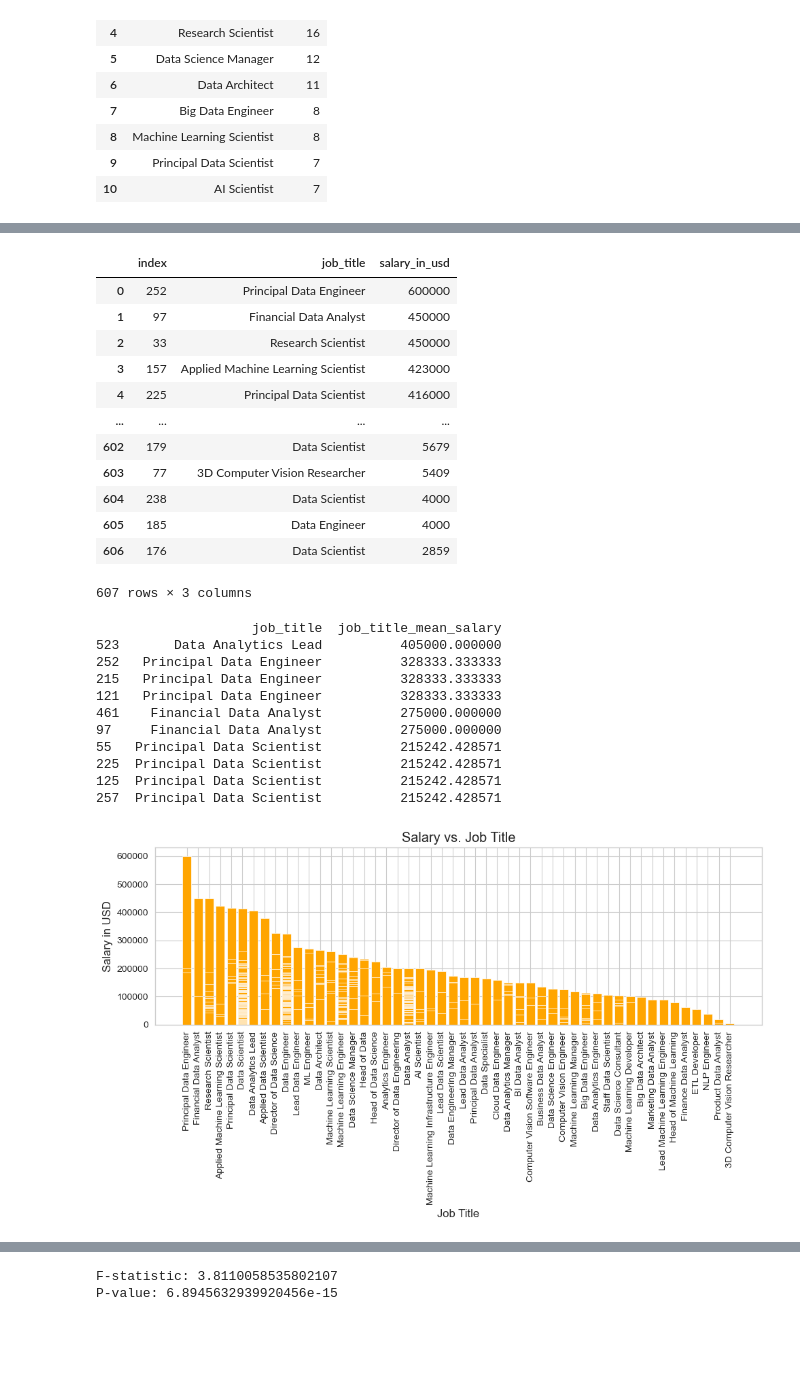
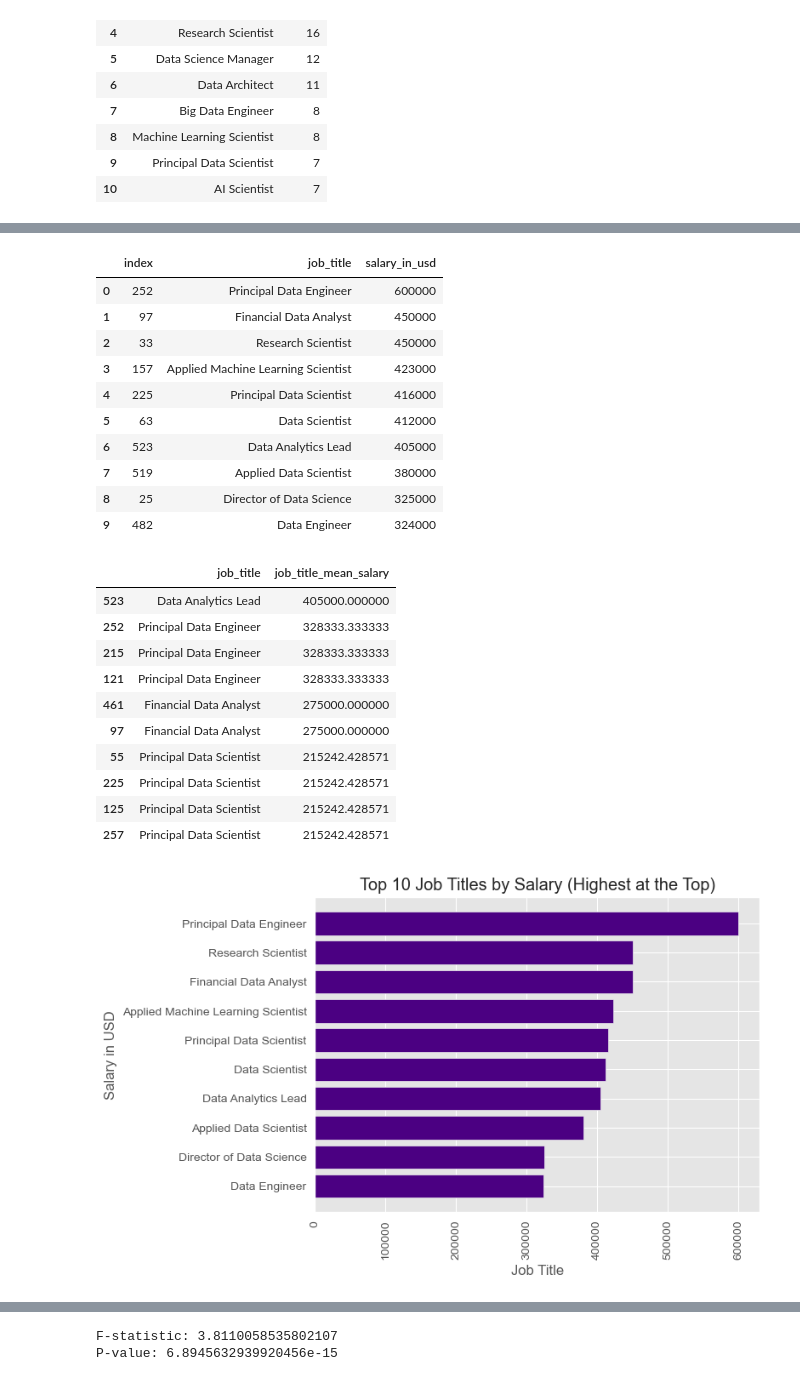
Before and after one commit to ed-gar-k/Phase-2-project, a Jupyter notebook: Untitled.ipynb, the cells around one changed output, grey strips where cells are left out. Cells and saved outputs as stored; diff of their text form; code cells hidden in the pictures; blank space fills up the shorter version.

```diff
--- a/Untitled.ipynb
+++ b/Untitled.ipynb
@@ -79,0 +117,6 @@ Name: count, dtype: int64
+# %%
+ds["experience_level"].replace({"EN":"Entry Level","MI":"Mid Level","EX":"Expert Level","SE":"Senior Level"},inplace=True)
+ds["employment_type"].replace({"PT":"Part Time","FT":"Full Time","CT":"Contractual","FL":"Freelance"},inplace=True)
+ds["company_size"].replace({"M":"Medium","L":"Large","S":"Small"},inplace=True)
+ds["remote_ratio"].replace({100:"Fully Remote",0:"Non Remote Work",50:"Partially Remote"},inplace=True)
+ds.head()
@@ -119,7 +168,7 @@ sal_mean
 # %%
 ds_linear = ds[['job_title','salary_in_usd']]
 ds_l_sorted = ds_linear.sort_values(by='salary_in_usd', ascending=False).reset_index()
-ds_l_sorted
+ds_l_sorted.head(10)
 # %% [output]
 |  | index | job_title | salary_in_usd |
 | 0 | 252 | Principal Data Engineer | 600000 |
@@ -127,41 +176,44 @@ ds_l_sorted
 | 2 | 33 | Research Scientist | 450000 |
 | 3 | 157 | Applied Machine Learning Scientist | 423000 |
 | 4 | 225 | Principal Data Scientist | 416000 |
-| ... | ... | ... | ... |
-| 602 | 179 | Data Scientist | 5679 |
-| 603 | 77 | 3D Computer Vision Researcher | 5409 |
-| 604 | 238 | Data Scientist | 4000 |
-| 605 | 185 | Data Engineer | 4000 |
-| 606 | 176 | Data Scientist | 2859 |
+| 5 | 63 | Data Scientist | 412000 |
+| 6 | 523 | Data Analytics Lead | 405000 |
+| 7 | 519 | Applied Data Scientist | 380000 |
+| 8 | 25 | Director of Data Science | 325000 |
+| 9 | 482 | Data Engineer | 324000 |
-607 rows × 3 columns
 # %%
 mean_salary_by_job = ds.groupby('job_title')['salary_in_usd'].mean()
 ds['job_title_mean_salary'] = ds['job_title'].map(mean_salary_by_job)
 ds_sorted = ds.sort_values(by='job_title_mean_salary', ascending=False)
 top_ten_jobs = ds_sorted.head(10)
 
-print(top_ten_jobs[['job_title', 'job_title_mean_salary']])
+
+top_ten_jobs[['job_title', 'job_title_mean_salary']]
 # %% [output]
-                    job_title  job_title_mean_salary
-523       Data Analytics Lead          405000.000000
-252   Principal Data Engineer          328333.333333
-215   Principal Data Engineer          328333.333333
-121   Principal Data Engineer          328333.333333
-461    Financial Data Analyst          275000.000000
-97     Financial Data Analyst          275000.000000
-55   Principal Data Scientist          215242.428571
-225  Principal Data Scientist          215242.428571
-125  Principal Data Scientist          215242.428571
-257  Principal Data Scientist          215242.428571
+|  | job_title | job_title_mean_salary |
+| 523 | Data Analytics Lead | 405000.000000 |
+| 252 | Principal Data Engineer | 328333.333333 |
+| 215 | Principal Data Engineer | 328333.333333 |
+| 121 | Principal Data Engineer | 328333.333333 |
+| 461 | Financial Data Analyst | 275000.000000 |
+| 97 | Financial Data Analyst | 275000.000000 |
+| 55 | Principal Data Scientist | 215242.428571 |
+| 225 | Principal Data Scientist | 215242.428571 |
+| 125 | Principal Data Scientist | 215242.428571 |
+| 257 | Principal Data Scientist | 215242.428571 |
 # %%
-plt.figure(figsize=(10, 6))
-plt.bar(ds_l_sorted['job_title'], ds_l_sorted['salary_in_usd'], color='orange')
+plt.style.use('ggplot')
+top_10_jobs = ds_l_sorted.head(10).sort_values(by='salary_in_usd', ascending=True)
+
+plt.figure(figsize=(8, 5))
+plt.barh(top_10_jobs['job_title'], top_10_jobs['salary_in_usd'], color='indigo')
 plt.xlabel('Job Title')
 plt.ylabel('Salary in USD')
-plt.title('Salary vs. Job Title')
+plt.title('Top 10 Job Titles by Salary (Highest at the Top)')
 plt.xticks(rotation=90)
 plt.tight_layout()
 
+# Show the plot
 plt.show()
 # %% [output]
-[figure, old version]
+[figure, new version]
```
Also changed, not shown: parts of 31 cells of this notebook.
